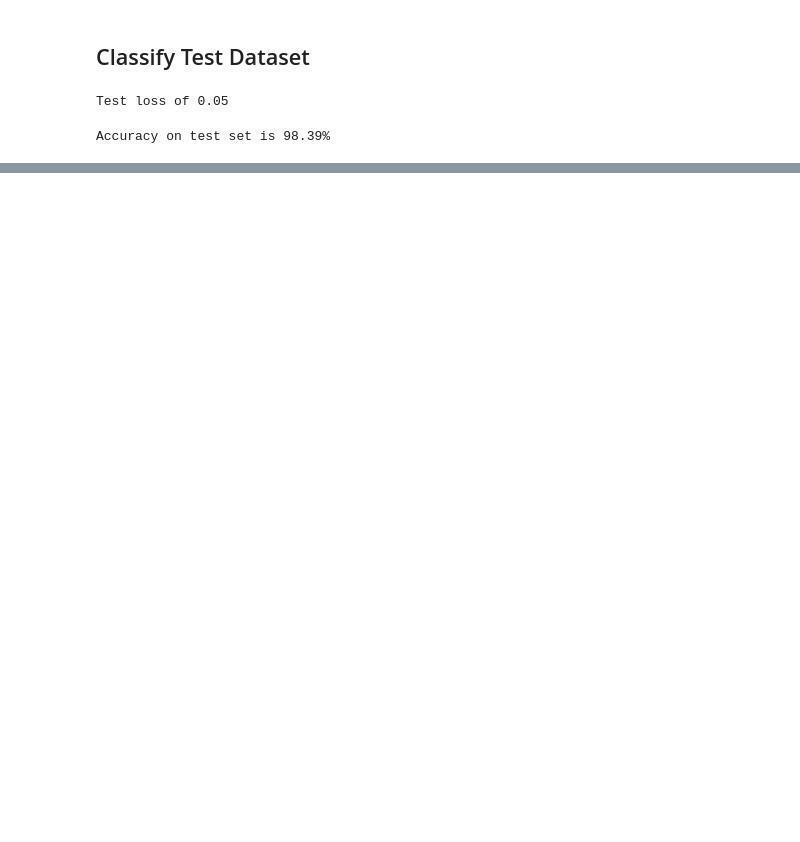
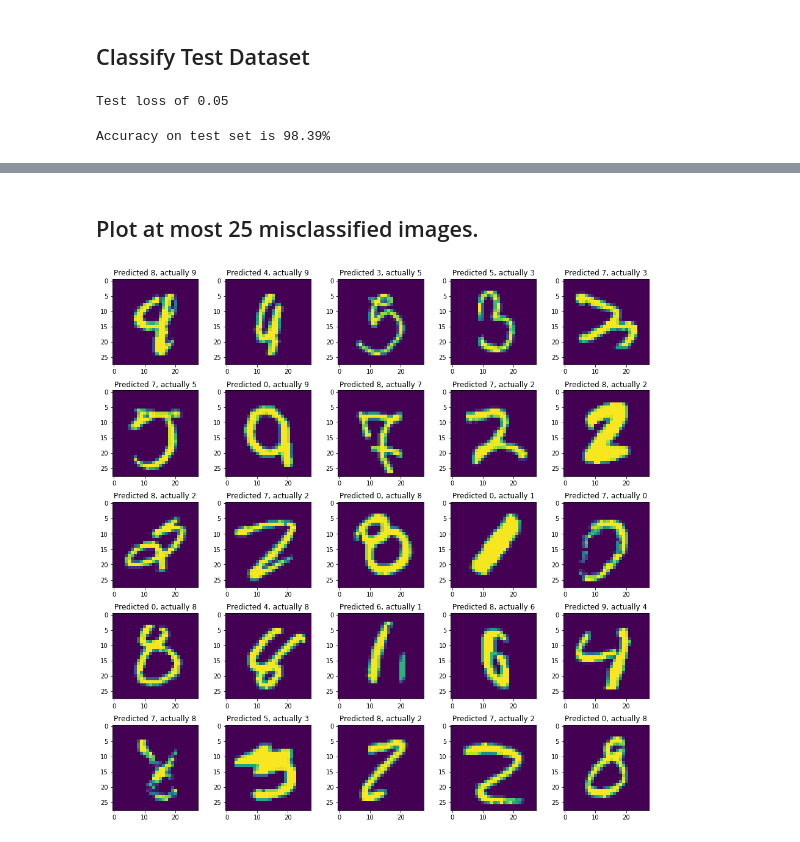
Before and after one commit to MattSegal/fastai-notes, a Jupyter notebook: notebooks/lenet-mnist.ipynb, the cells around one changed output, grey strips where cells are left out. Saved outputs shown, nothing was run; the diff lists cells and outputs as text; code cells hidden in the pictures; blank space fills up the shorter version.

```diff
--- a/notebooks/lenet-mnist.ipynb
+++ b/notebooks/lenet-mnist.ipynb
@@ -228,0 +263,21 @@ fig.subplots_adjust(hspace=0.3)
+# %% [markdown]
+## Plot at most 25 misclassified images.
+# %%
+rows, cols = 5, 5
+mask = labels != predicted_labels
+wrong_images = images[mask][:rows * cols]
+wrong_labels = labels[mask][:rows * cols]
+wrong_pred = predicted_labels[mask][:rows * cols]
+
+idx = 0
+fig, axes = plt.subplots(rows, cols, figsize=(16, 16,))
+for axarr in axes:
+    for ax in axarr:
+        img, label, predicted = wrong_images[idx], wrong_labels[idx], wrong_pred[idx]
+        idx += 1
+        ax.imshow(img[0])
+        ax.set_title(f'Predicted {predicted}, actually {label}')
+
+fig.subplots_adjust(hspace=0.3)
+# %% [output]
+[figure, added]
```
Also changed, not shown: parts of 10 cells of this notebook.
